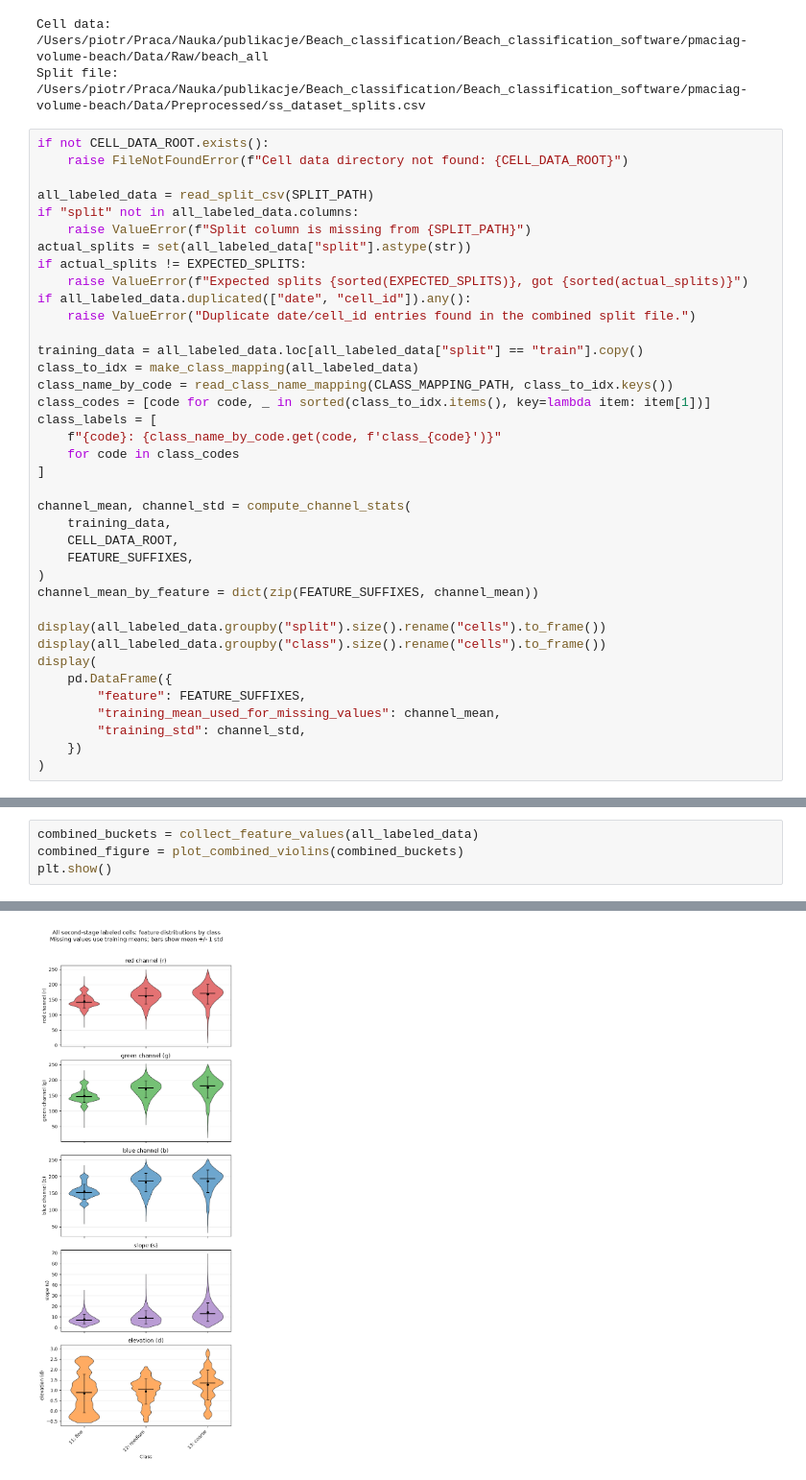
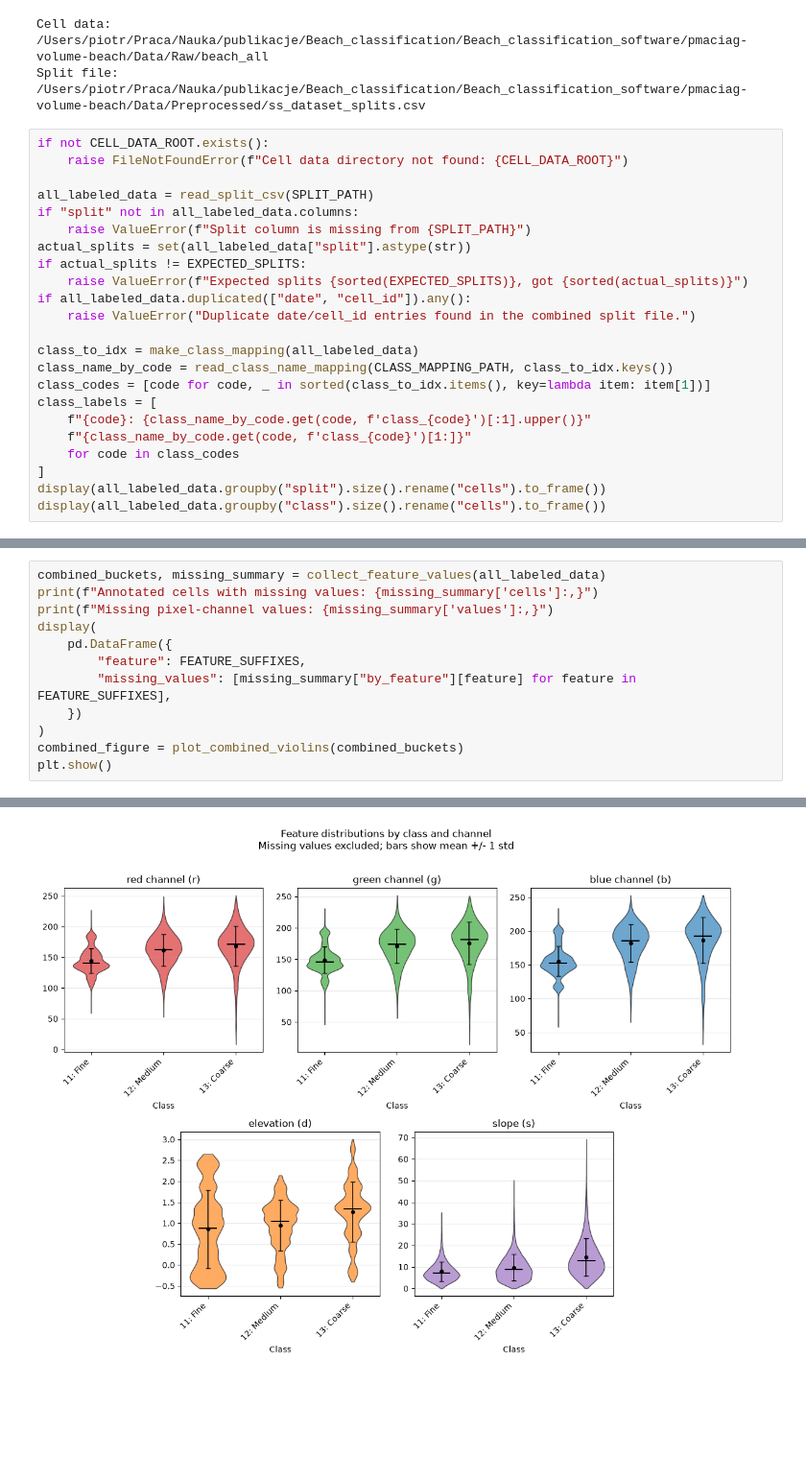
Before and after one commit to piotr-maciag/Context-Aware-Deep-Learning-Ensembles, a Jupyter notebook: pmaciag-volume-beach/Notebooks/ss_plot_feature_distributions_by_class.ipynb, the cells around one changed output, grey strips where cells are left out. Shown at 96% size. Cells and saved outputs as stored; diff of their text form; blank space fills up the shorter version.

Commit message:
Refine feature distribution missing-value reporting

```diff
--- a/pmaciag-volume-beach/Notebooks/ss_plot_feature_distributions_by_class.ipynb
+++ b/pmaciag-volume-beach/Notebooks/ss_plot_feature_distributions_by_class.ipynb
@@ -75,31 +74,16 @@ if actual_splits != EXPECTED_SPLITS:
 if all_labeled_data.duplicated(["date", "cell_id"]).any():
     raise ValueError("Duplicate date/cell_id entries found in the combined split file.")
 
-training_data = all_labeled_data.loc[all_labeled_data["split"] == "train"].copy()
 class_to_idx = make_class_mapping(all_labeled_data)
 class_name_by_code = read_class_name_mapping(CLASS_MAPPING_PATH, class_to_idx.keys())
 class_codes = [code for code, _ in sorted(class_to_idx.items(), key=lambda item: item[1])]
 class_labels = [
-    f"{code}: {class_name_by_code.get(code, f'class_{code}')}"
+    f"{code}: {class_name_by_code.get(code, f'class_{code}')[:1].upper()}"
+    f"{class_name_by_code.get(code, f'class_{code}')[1:]}"
     for code in class_codes
 ]
-
-channel_mean, channel_std = compute_channel_stats(
-    training_data,
-    CELL_DATA_ROOT,
-    FEATURE_SUFFIXES,
-)
-channel_mean_by_feature = dict(zip(FEATURE_SUFFIXES, channel_mean))
-
 display(all_labeled_data.groupby("split").size().rename("cells").to_frame())
 display(all_labeled_data.groupby("class").size().rename("cells").to_frame())
-display(
-    pd.DataFrame({
-        "feature": FEATURE_SUFFIXES,
-        "training_mean_used_for_missing_values": channel_mean,
-        "training_std": channel_std,
-    })
-)
 # %% [output]
 |  | cells |
 | split |  |
@@ -193,7 +181,15 @@ def plot_combined_violins(buckets):
     fig.tight_layout()
     return fig
 # %%
-combined_buckets = collect_feature_values(all_labeled_data)
+combined_buckets, missing_summary = collect_feature_values(all_labeled_data)
+print(f"Annotated cells with missing values: {missing_summary['cells']:,}")
+print(f"Missing pixel-channel values: {missing_summary['values']:,}")
+display(
+    pd.DataFrame({
+        "feature": FEATURE_SUFFIXES,
+        "missing_values": [missing_summary["by_feature"][feature] for feature in FEATURE_SUFFIXES],
+    })
+)
 combined_figure = plot_combined_violins(combined_buckets)
 plt.show()
 # %% [output]
@@ -200,4 +204,4 @@ plt.show()
-[figure, old version]
+[figure, new version]
 # %%
 OUTLIER_THRESHOLD = -900
 
```
Also changed, not shown: parts of 6 cells of this notebook, 1 other file.
